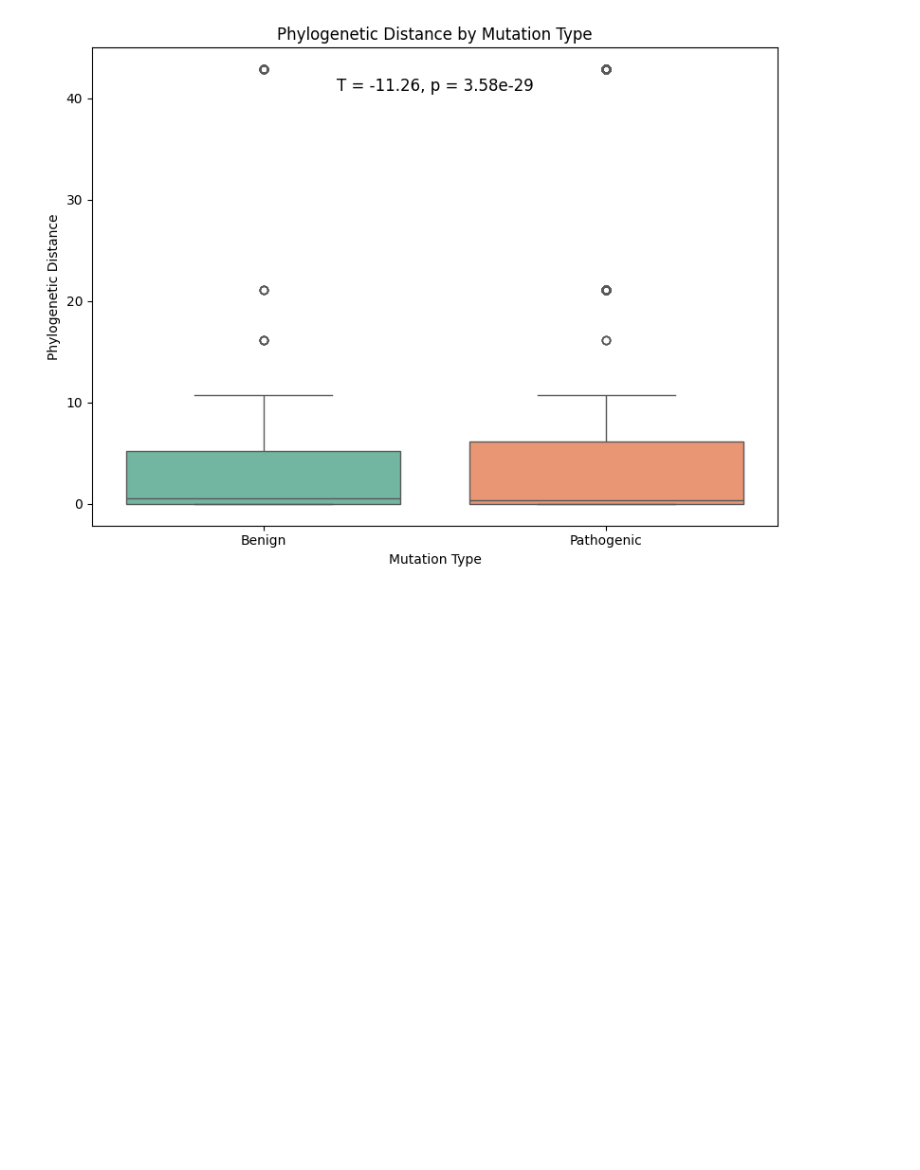
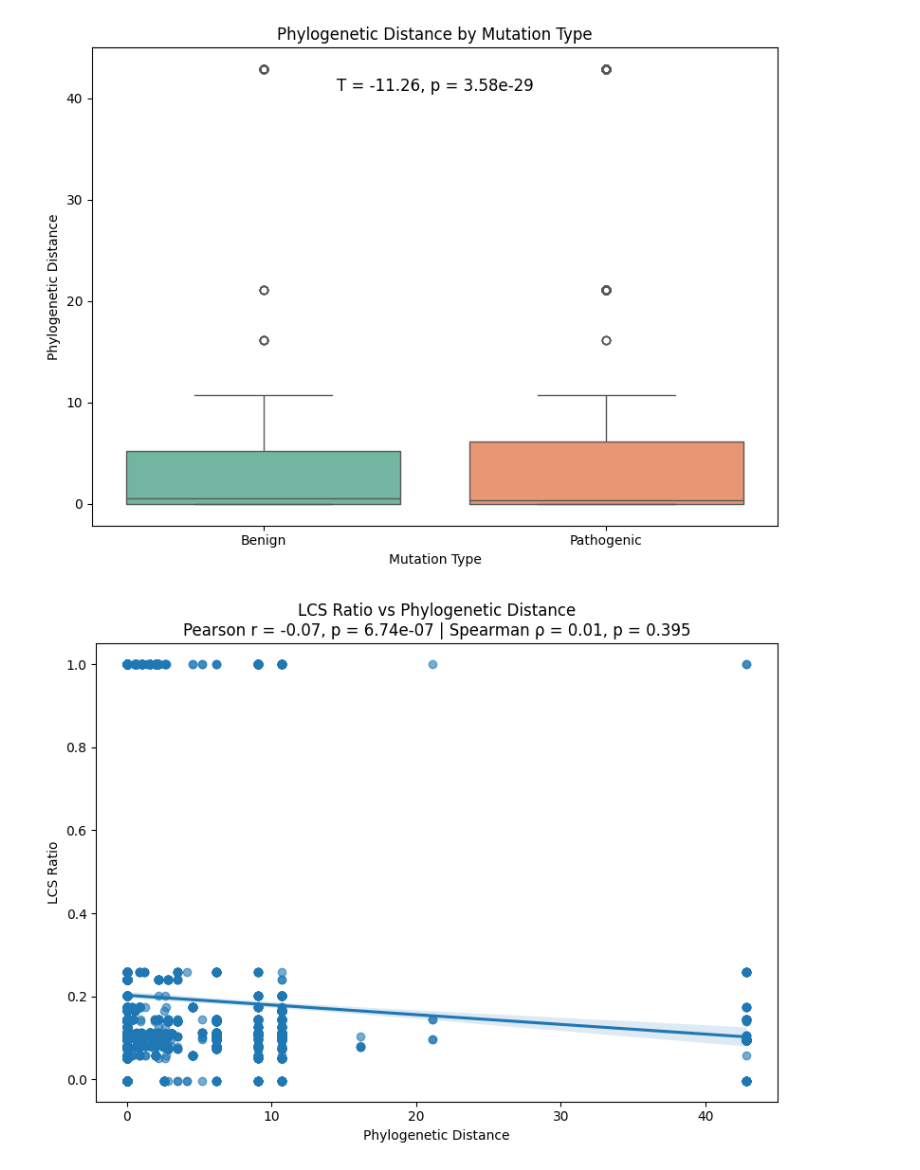
Before and after one commit to annabelrice30/Annabel-BSc-Project, a Jupyter notebook: Phylogenetic Distances/Phylogenetic distances.ipynb, the cells around one changed output. Drawn from its saved outputs; the diff is of its cells as text; code cells hidden in the pictures; blank space fills up the shorter version.

```diff
--- a/Phylogenetic Distances/Phylogenetic distances.ipynb
+++ b/Phylogenetic Distances/Phylogenetic distances.ipynb
@@ -94,31 +94,34 @@ csv_path = r"C:\Users\ricea\OneDrive\Documents\GitHub\Annabel-BSc-Project\Phylog
 df_dist = pd.read_csv(csv_path)
 df_dist = df_dist.rename(columns={"Position": "Amino_acid_position"})
 # Load mutation metadata (contains LCS_Ratio)
-df_lcs = pd.read_csv("all_LCS_values.csv")
+metadata_path = r"C:\Users\ricea\OneDrive\Documents\GitHub\Annabel-BSc-Project\all_LCS_values.csv"
+df_lcs = pd.read_csv(metadata_path)
 
 # Merge on UniProt_ID and Amino_acid_position
 merged = pd.merge(
     df_dist,
     df_lcs[["UniProt_ID", "Amino_acid_position", "LCS_Ratio"]],
     on=["UniProt_ID", "Amino_acid_position"],
     how="inner"
 )
 
 # Drop any missing values
 merged = merged.dropna(subset=["Distance", "LCS_Ratio"])
 
 # Correlation
 pearson_corr, pearson_p = pearsonr(merged["LCS_Ratio"], merged["Distance"])
 spearman_corr, spearman_p = spearmanr(merged["LCS_Ratio"], merged["Distance"])
 
 # Plot
 plt.figure(figsize=(8, 6))
 sns.regplot(data=merged, x="Distance", y="LCS_Ratio", scatter_kws={'alpha':0.6})
 plt.title(f"LCS Ratio vs Phylogenetic Distance\n"
           f"Pearson r = {pearson_corr:.2f}, p = {pearson_p:.3g} | "
           f"Spearman ρ = {spearman_corr:.2f}, p = {spearman_p:.3g}")
 plt.xlabel("Phylogenetic Distance")
 plt.ylabel("LCS Ratio")
 plt.tight_layout()
 plt.savefig("LCS_vs_phylo_distance.png", dpi=300)
 plt.show()
+# %% [output]
+[figure, added]
```
Also changed, not shown: 6 other files.
